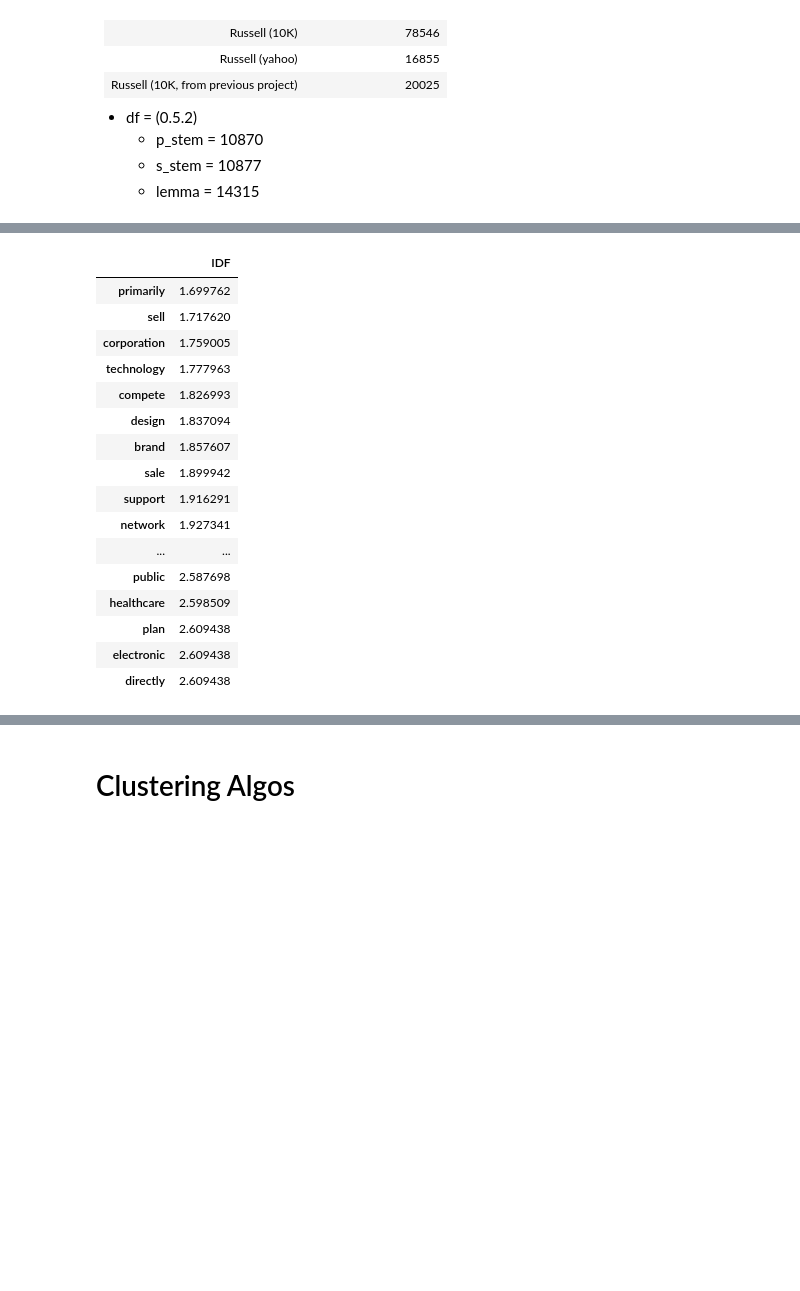
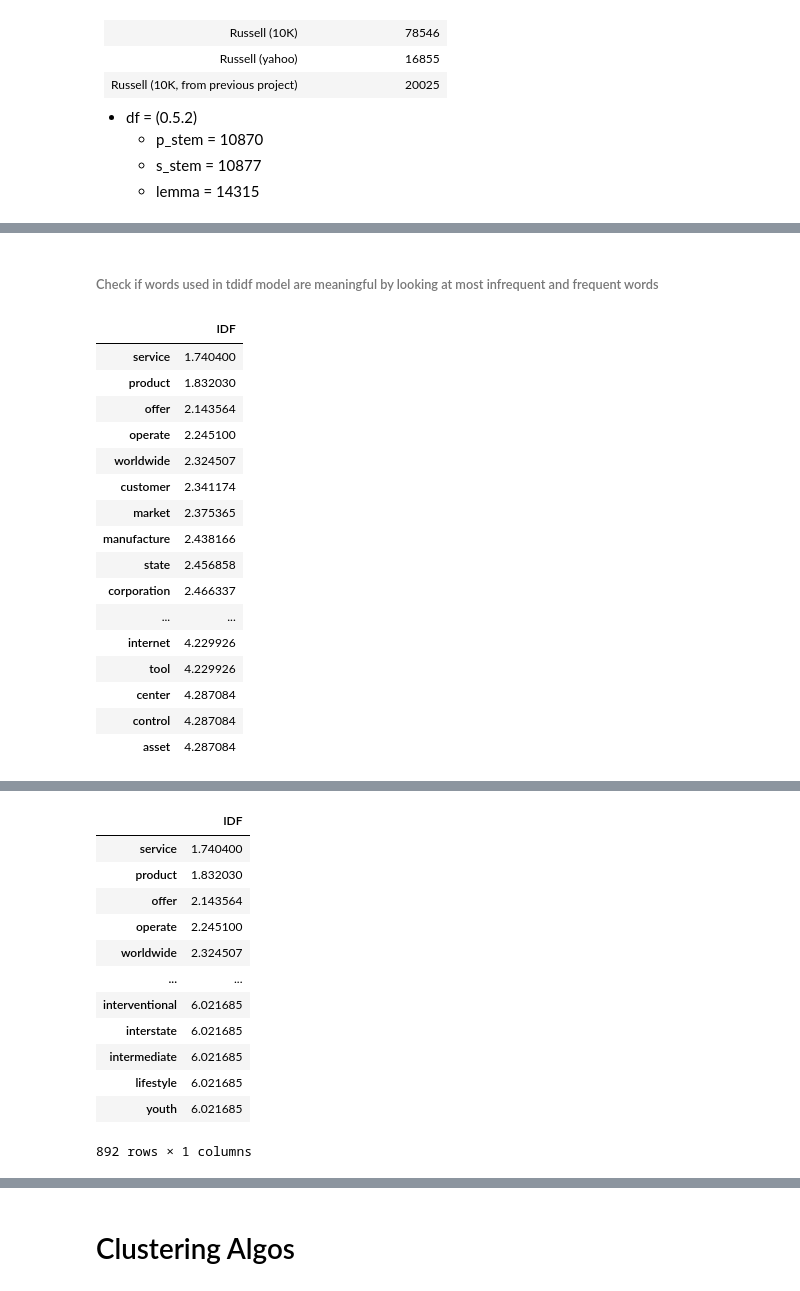
Before and after one commit to Sivalavida/Text-based-Industry-Classification, a Jupyter notebook: LSI Word Embedding.ipynb, the cells around one changed output, grey strips where cells are left out. Saved outputs shown, nothing was run; the diff lists cells and outputs as text; code cells hidden in the pictures; blank space fills up the shorter version.

```diff
--- a/LSI Word Embedding.ipynb
+++ b/LSI Word Embedding.ipynb
@@ -428,14 +515,7 @@ russell_desc_wiki_df.Description.iloc[100]
-# %%
-snp_desc_10K_df = russell_desc_10K_df[russell_desc_10K_df.Ticker.isin(snp_desc_yahoo_df.Ticker) &
-                                      russell_desc_10K_df.Ticker.isin(snp_desc_wiki_df.Ticker) &
-                                      russell_desc_10K_df.Ticker.isin(snp_desc_ms_df.Ticker) &
-                                      russell_desc_10K_df.Ticker.isin(snp_desc_reuters_df.Ticker) &
-                                      russell_desc_10K_df.Ticker.isin(snp_desc_ri_df.Ticker)].reset_index(drop=True)
-
-snp_desc_yahoo_df = snp_desc_yahoo_df[snp_desc_yahoo_df.Ticker.isin(snp_desc_10K_df.Ticker)].reset_index(drop=True)
-snp_desc_wiki_df = snp_desc_wiki_df[snp_desc_wiki_df.Ticker.isin(snp_desc_10K_df.Ticker)].reset_index(drop=True)
-snp_desc_ms_df = snp_desc_ms_df[snp_desc_ms_df.Ticker.isin(snp_desc_10K_df.Ticker)].reset_index(drop=True)
-snp_desc_reuters_df = snp_desc_reuters_df[snp_desc_reuters_df.Ticker.isin(snp_desc_10K_df.Ticker)].reset_index(drop=True)
-snp_desc_ri_df = snp_desc_ri_df[snp_desc_ri_df.Ticker.isin(snp_desc_10K_df.Ticker)].reset_index(drop=True)
+# %%
+SNP_DATA_SRCS = ['Yahoo', '10K', 'Wiki', 'Morning Star', 'Reuters', 'Reuters India', 'Bloomberg']
+SNP_DESC_DFS = [snp_desc_yahoo_df, russell_desc_10K_df, snp_desc_wiki_df, snp_desc_ms_df, snp_desc_reuters_df,
+                 snp_desc_ri_df, snp_desc_bloomberg_df]
+SNP_DESC_DFS = filter_common_tickers(SNP_DESC_DFS)
 # %% [markdown]
 ### Russell Filtering
@@ -492,8 +550,9 @@ print(russell_desc_10K_df.shape)
 # %%
-DATA_SRCS = ['10K', 'Yahoo', 'Wiki', 'Morning Star', 'Reuters', 'Reuters India']
-desc_dfs = [snp_desc_10K_df, snp_desc_yahoo_df, snp_desc_wiki_df, snp_desc_ms_df, snp_desc_reuters_df, snp_desc_ri_df]
-desc_lists = [desc_df['Description'] for desc_df in desc_dfs]
-NUM_INDUSTRIES =  len(set(desc_dfs[0].GICS)) #69
+DATA_SRCS = SNP_DATA_SRCS
+DESC_DFS = SNP_DESC_DFS
+desc_lists = [desc_df['Description'] for desc_df in DESC_DFS]
+STANDARD_CLASSIFIER = 'Sector' #GICS, Sector, Industry
+NUM_INDUSTRIES =  len(set(DESC_DFS[0][STANDARD_CLASSIFIER])) #69 for GICS
 
 print(NUM_INDUSTRIES)
 # %% [output]
@@ -505,7 +564,7 @@ print(NUM_INDUSTRIES)
 - lemmatization takes longer, and increases feature size
 # %%
 STOP_FILES = ['StopWords_GenericLong.txt', 'StopWords_DatesandNumbers.txt', 'StopWords_Geographic.txt',
-              'StopWords_Currencies.txt'] #'StopWords_Names.txt'
+              'StopWords_Currencies.txt', 'StopWords_Names.txt']
 STOP_WORDS = []
 
 for file in STOP_FILES:
@@ -611,25 +672,28 @@ features[:5]
+# %% [markdown]
+###### Check if words used in tdidf model are meaningful by looking at most infrequent and frequent words
 # %%
-# To see if the words in the feature set, which are most infrequent and frequent are meaningful
+features = vectorizer.get_feature_names()
 features_df = pd.DataFrame(vectorizer.idf_, columns=['IDF'], index=features)
 features_df.sort_values('IDF', inplace=True)
 display(features_df.head(100))
-features_df.tail(100)
+display(features_df.tail(100))
+display(features_df)
 # %% [output]
 |  | IDF |
-| primarily | 1.699762 |
-| sell | 1.717620 |
-| corporation | 1.759005 |
-| technology | 1.777963 |
-| compete | 1.826993 |
-| design | 1.837094 |
-| brand | 1.857607 |
-| sale | 1.899942 |
-| support | 1.916291 |
-| network | 1.927341 |
+| service | 1.740400 |
+| product | 1.832030 |
+| offer | 2.143564 |
+| operate | 2.245100 |
+| worldwide | 2.324507 |
+| customer | 2.341174 |
+| market | 2.375365 |
+| manufacture | 2.438166 |
+| state | 2.456858 |
+| corporation | 2.466337 |
 | ... | ... |
-| public | 2.587698 |
-| healthcare | 2.598509 |
-| plan | 2.609438 |
-| electronic | 2.609438 |
-| directly | 2.609438 |
+| internet | 4.229926 |
+| tool | 4.229926 |
+| center | 4.287084 |
+| control | 4.287084 |
+| asset | 4.287084 |
 |  | IDF |
@@ -651,0 +716,13 @@ features_df.tail(100)
+|  | IDF |
+| service | 1.740400 |
+| product | 1.832030 |
+| offer | 2.143564 |
+| operate | 2.245100 |
+| worldwide | 2.324507 |
+| ... | ... |
+| interventional | 6.021685 |
+| interstate | 6.021685 |
+| intermediate | 6.021685 |
+| lifestyle | 6.021685 |
+| youth | 6.021685 |
+892 rows × 1 columns
```
Also changed, not shown: parts of 105 cells of this notebook, 7 other files.
